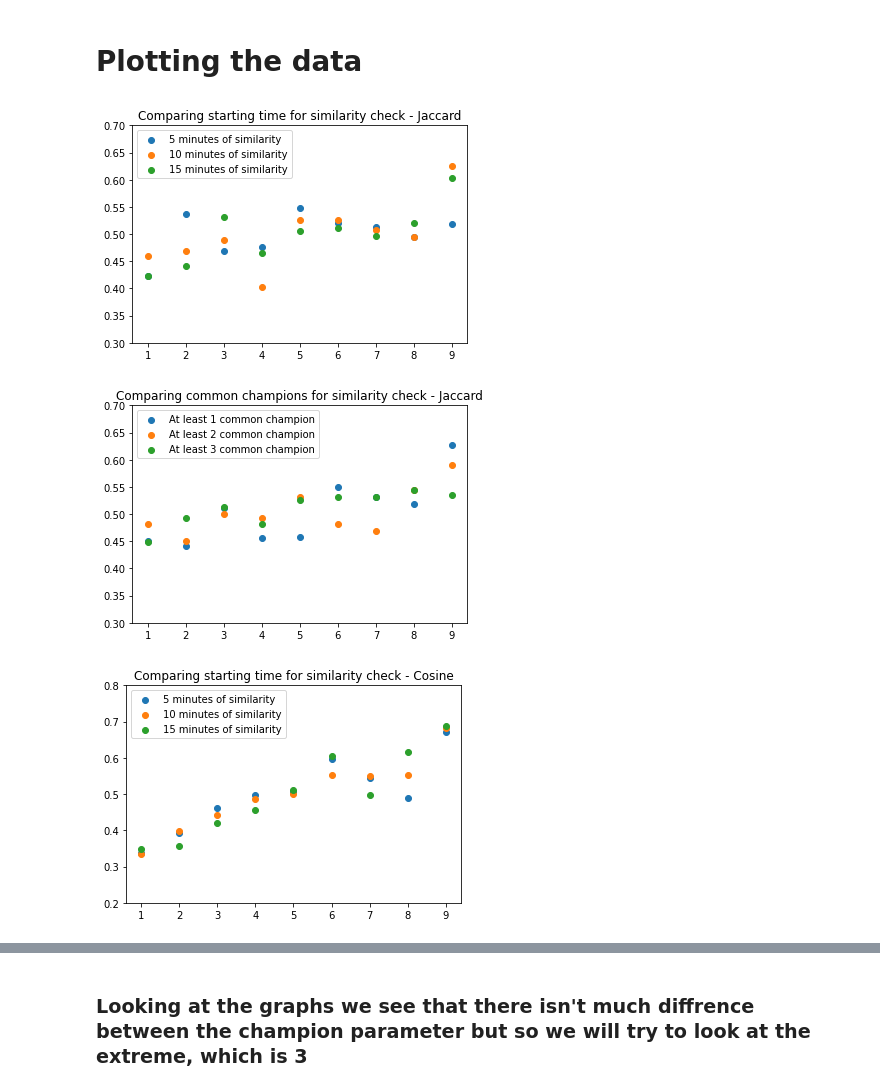
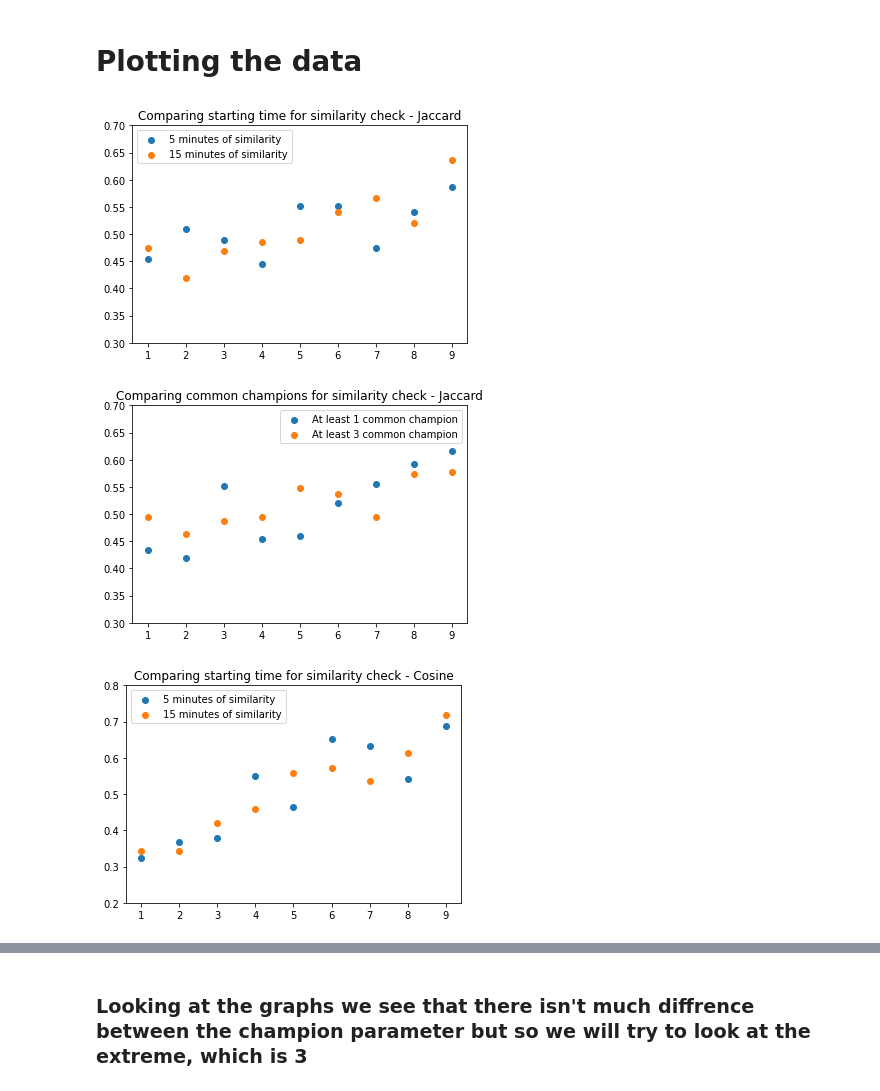
Before and after one commit to yarinsch/Group23Needle, a Jupyter notebook: DataAnalysis.ipynb, the cells around one changed output, grey strips where cells are left out. Cells and saved outputs as stored; diff of their text form; code cells hidden in the pictures.

```diff
--- a/DataAnalysis.ipynb
+++ b/DataAnalysis.ipynb
@@ -237,32 +233,32 @@ res15_jac = pd.DataFrame()
 res15_jac["win_rate"] = allTimes[15][["win","jacGrade"]].groupby("jacGrade").mean()
 
 plt.scatter(res5_jac.index,res5_jac.win_rate, label = data_labels[0])
-plt.scatter(res10.index,res10_jac.win_rate, label = data_labels[1])
-plt.scatter(res15.index,res15_jac.win_rate, label = data_labels[2])
+# plt.scatter(res10_jac.index,res10_jac.win_rate, label = data_labels[1])
+plt.scatter(res15_jac.index,res15_jac.win_rate, label = data_labels[2])
 plt.title("Comparing starting time for similarity check - Jaccard")
 plt.ylim([0.3,0.7])
 plt.legend()
 plt.savefig("Comparing starting time for similarity check - Jaccard")
 # %% [output]
-[figure, old version]
+[figure, new version]
 # %%
 #Plotting by champions
 champ1_jac = pd.DataFrame()
 champ1_jac["win_rate"] = champion_1[["win","jacGrade"]].groupby("jacGrade").mean()
 champ2_jac = pd.DataFrame()
 champ2_jac["win_rate"] = champion_2[["win","jacGrade"]].groupby("jacGrade").mean()
 champ3_jac = pd.DataFrame()
 champ3_jac["win_rate"] = champion_3[["win","jacGrade"]].groupby("jacGrade").mean()
 
 plt.scatter(champ1_jac.index,champ1_jac.win_rate, label = data_labels[3])
-plt.scatter(champ2_jac.index,champ2_jac.win_rate, label = data_labels[4])
+# plt.scatter(champ2_jac.index,champ2_jac.win_rate, label = data_labels[4])
 plt.scatter(champ3_jac.index,champ3_jac.win_rate, label = data_labels[5])
 plt.title("Comparing common champions for similarity check - Jaccard")
 plt.ylim([0.3,0.7])
 plt.legend()
-plt.savefig("Comparing common champions for similarity check - Jaccard")
+plt.savefig("Comparing between the common champions - Jaccard")
 # %% [output]
-[figure, old version]
+[figure, new version]
 # %%
 #Plotting by time
 res5_cos = pd.DataFrame()
@@ -273,14 +269,14 @@ res15_cos = pd.DataFrame()
 res15_cos["win_rate"] = allTimes[15][["win","cosGrade"]].groupby("cosGrade").mean()
 
 plt.scatter(res5_cos.index,res5_cos.win_rate, label = data_labels[0])
-plt.scatter(res10_cos.index,res10_cos.win_rate, label = data_labels[1])
+# plt.scatter(res10_cos.index,res10_cos.win_rate, label = data_labels[1])
 plt.scatter(res15_cos.index,res15_cos.win_rate, label = data_labels[2])
 plt.title("Comparing starting time for similarity check - Cosine")
 plt.ylim([0.2,0.8])
 plt.legend()
 plt.savefig("Comparing starting time for similarity check - cosine")
 # %% [output]
-[figure, old version]
+[figure, new version]
 # %%
 #Plotting by champions
 champ1_cos = pd.DataFrame()
```
Also changed, not shown: parts of 13 cells of this notebook.
